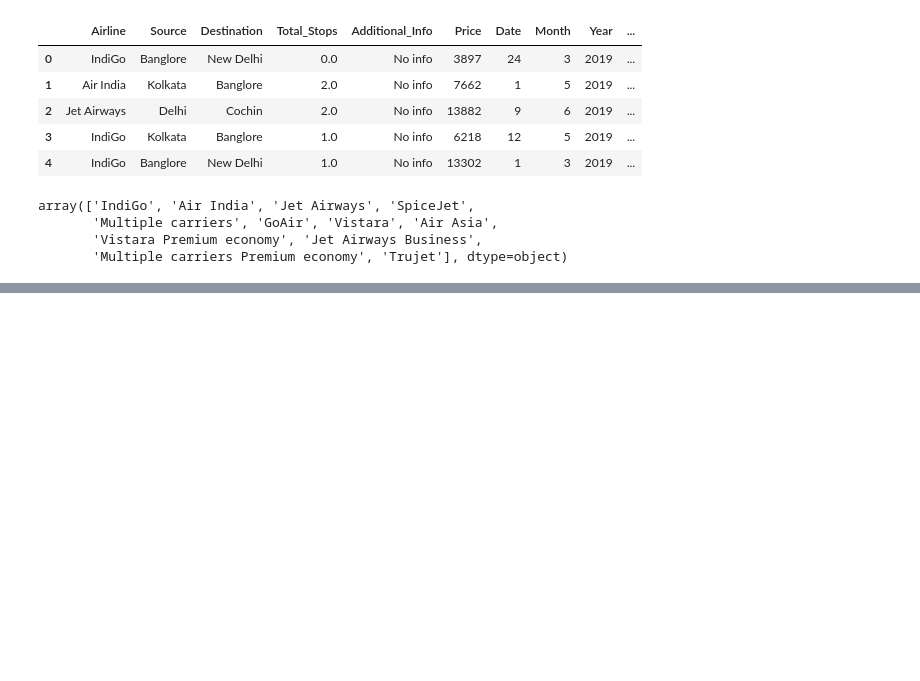
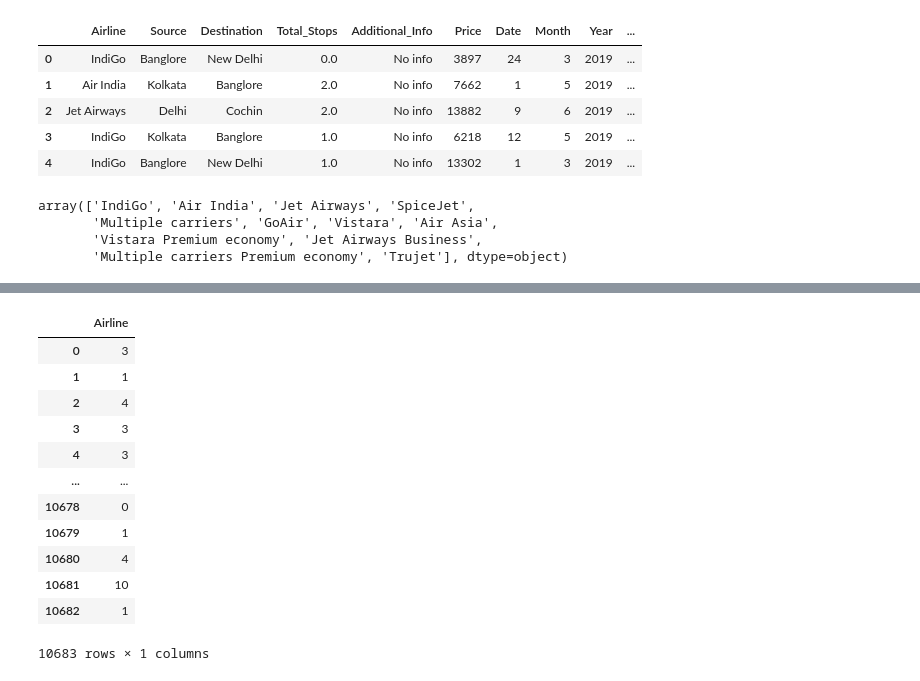
Before and after one commit to Thameempp/Data-analysis, a Jupyter notebook: EDA/EDA_Basics.ipynb, the cells around one changed output, grey strips where cells are left out. Cells and saved outputs as stored; diff of their text form; code cells hidden in the pictures; blank space fills up the shorter version.

```diff
--- a/EDA/EDA_Basics.ipynb
+++ b/EDA/EDA_Basics.ipynb
@@ -252,0 +294,16 @@ array(['IndiGo', 'Air India', 'Jet Airways', 'SpiceJet',
+# %%
+df[['Airline']]
+# %% [output]
+|  | Airline |
+| 0 | 3 |
+| 1 | 1 |
+| 2 | 4 |
+| 3 | 3 |
+| 4 | 3 |
+| ... | ... |
+| 10678 | 0 |
+| 10679 | 1 |
+| 10680 | 4 |
+| 10681 | 10 |
+| 10682 | 1 |
+10683 rows × 1 columns
```
Also changed, not shown: parts of 10 cells of this notebook, 1 other file.
